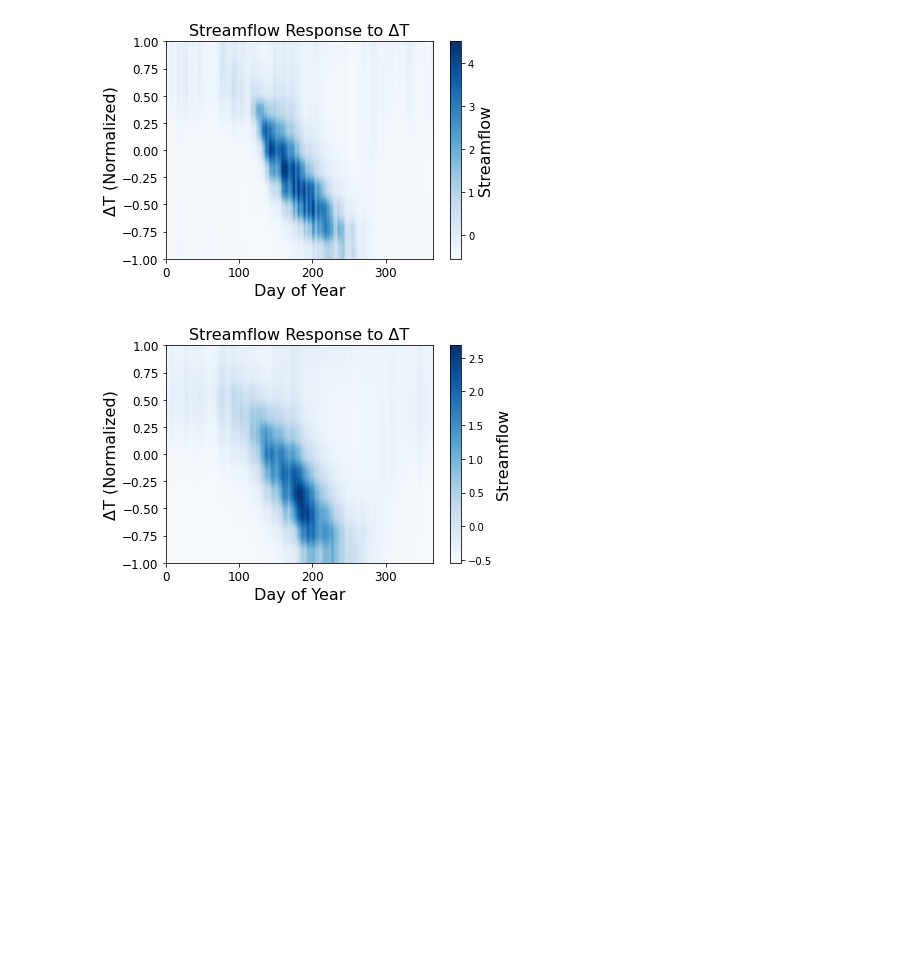
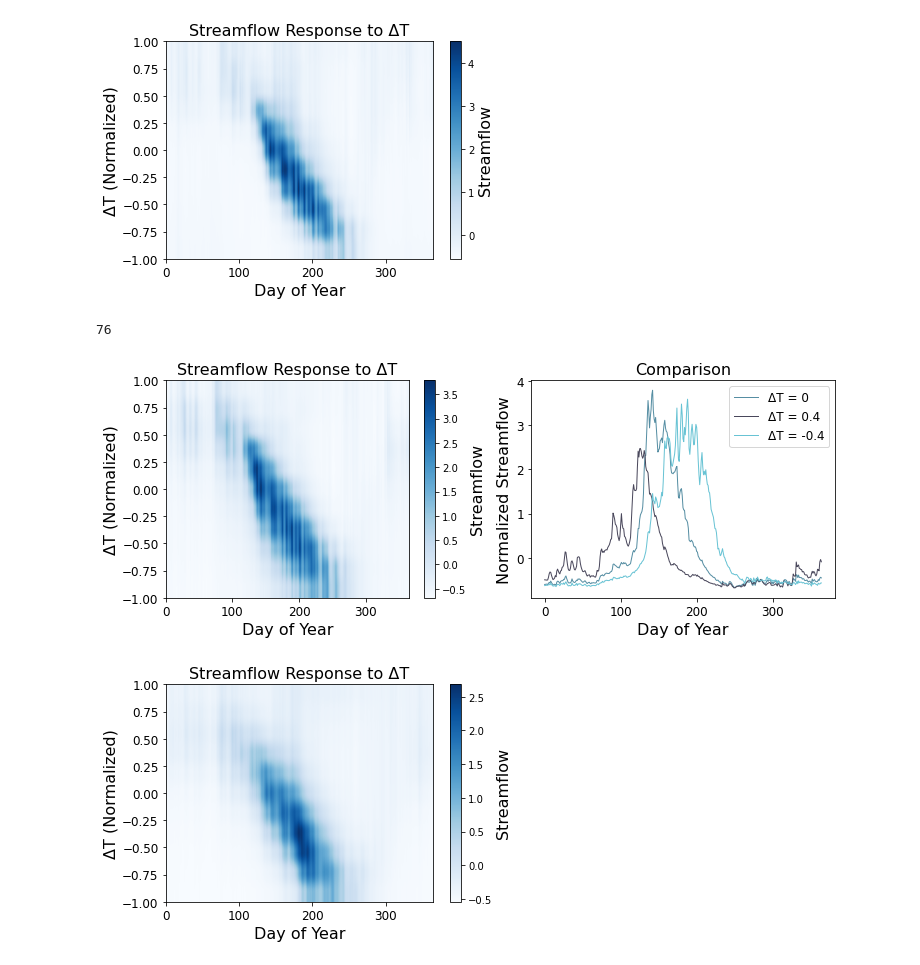
Before and after one commit to andersonsam/cnn_lstm_era, a Jupyter notebook: main_publish.ipynb, the cells around one changed output. Cells and saved outputs as stored; diff of their text form; code cells hidden in the pictures; blank space fills up the shorter version.

Commit message:
2-panel figures (streamflow perturbations)

```diff
--- a/main_publish.ipynb
+++ b/main_publish.ipynb
@@ -3037,6 +3041,11 @@ plt.show()
 del x_train
 # %%
 rgbs = np.array([[73, 71, 91], [104, 195, 212]]) / 255. #red
+rgbs = np.array([
+                 [73, 71, 91],
+                 [86, 142, 163],
+                 [104, 195, 212]
+                 ]) / 255.
 # %%
 #scale precip at rainy station
 
@@ -3223,6 +3232,41 @@ if saveIt:
   plt.savefig('warm_cold_perturb.png', dpi = 200, bbox_inches = 'tight')
 # %% [output]
 [figure]
+# %%
+ind_all
+# %% [output]
+76
+# %%
+saveIt = 0
+
+extent = [0, 365, heat_increments[-1], heat_increments[0]]
+fs = 16
+ind_cluster = 41
+ind_all = snowy_cluster_inds[ind_cluster]
+
+fig, ax = plt.subplots(nrows = 1, ncols = 2, figsize = (12,4))
+
+im = ax[0].imshow(y_test_warmcold[:,:365,ind_cluster], aspect = 'auto', extent = extent, cmap = 'Blues')
+cb = fig.colorbar(im, ax = ax[0])
+cb.ax.set_ylabel('Streamflow', fontsize = fs)
+ax[0].set_xlabel('Day of Year', fontsize = fs)
+ax[0].set_ylabel('\u0394T (Normalized)', fontsize = fs)
+ax[0].set_title('Streamflow Response to \u0394T', fontsize = fs)
+ax[0].tick_params(labelsize = fs - 4)
+
+ax[1].plot(days, np.mean(y_test_predict_fine_runs, axis = 0)[days,ind_all], color = rgbs[1], linewidth = 1, label = '\u0394T = ' + str(0))
+ax[1].plot(days, y_test_warmcold[3,days,ind_cluster], color = rgbs[0], linewidth = 1, label = '\u0394T = ' + str(np.round(heat_increments[3], decimals = 2)))
+ax[1].plot(days, y_test_warmcold[7,days,ind_cluster], color = rgbs[2], linewidth = 1, label = '\u0394T = ' + str(np.round(heat_increments[7], decimals = 2)))
+ax[1].legend(fontsize = fs-4)
+ax[1].set_xlabel('Day of Year', fontsize = fs)
+ax[1].set_ylabel('Normalized Streamflow', fontsize = fs)
+ax[1].set_title('Comparison', fontsize = fs)
+ax[1].tick_params(labelsize = fs - 4)
+
+if saveIt:
+  plt.savefig('rainy_warm_cold_perturb.png', dpi = 200, bbox_inches = 'tight')
+# %% [output]
+[figure, added]
 # %%
 y_test_warmcold_cluster = np.mean(y_test_warmcold, axis = -1)
 
```
Also changed, not shown: parts of 8 cells of this notebook.
